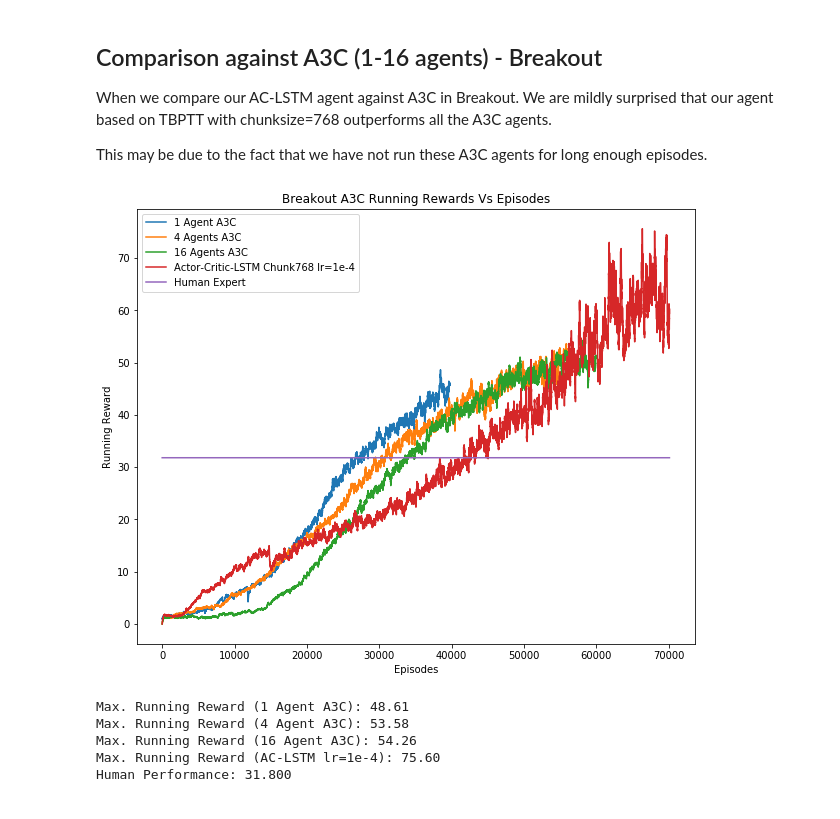
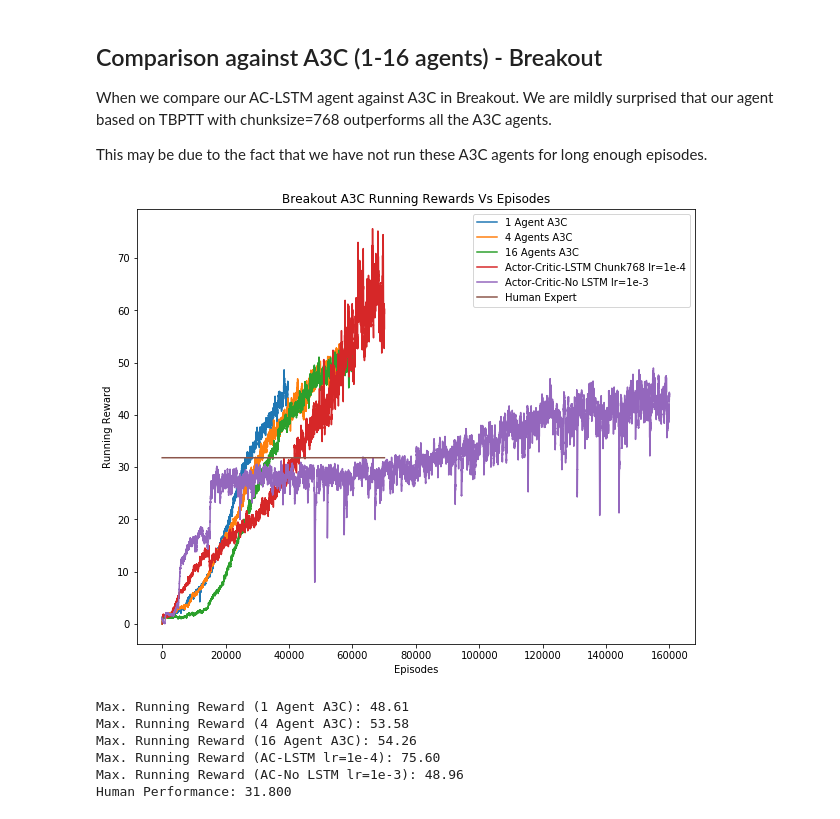
Before and after one commit to LUKELIEM/actor-critic, a Jupyter notebook: AC-LSTM.ipynb, the cells around one changed output. Cells and saved outputs as stored; diff of their text form; code cells hidden in the pictures.

Commit message:
Update results and export some plots.

```diff
--- a/AC-LSTM.ipynb
+++ b/AC-LSTM.ipynb
@@ -803,11 +847,17 @@ plt.plot( np.arange(0, len(running_rewards16), 1),running_rewards16,label = '16
 
 data_file = './results/Pong-v0(AC-lstm-fullepisode-ep=9500).p'.format(game)
 with open(data_file, 'rb') as f:
-    data = pickle.load(f)
+    data1 = pickle.load(f)
 
-plt.plot(data, label='Actor-Critic-LSTM-Unclipped lr=1e-4')
+plt.plot(data1, label='Actor-Critic-LSTM-Unclipped lr=1e-4')
 
-human = [human_scores[game] for _ in range(len(data))]
+data_file = './results/Pong-v0-AC-noLSTM.p'.format(game)
+with open(data_file, 'rb') as f:
+    data2 = pickle.load(f)
+
+plt.plot(data2, label='Actor-Critic-No LSTM lr=1e-3')
+
+human = [human_scores[game] for _ in range(len(data2))]
 plt.plot(human, label='Human Expert')
 
 plt.title("Pong A3C Running Rewards Vs Episodes")
@@ -820,6 +870,7 @@ plt.show()
 print('Max. Running Reward (1 Agent A3C): {:.2f}'.format(max(running_rewards1)))
 print('Max. Running Reward (4 Agent A3C): {:.2f}'.format(max(running_rewards4)))
 print('Max. Running Reward (16 Agent A3C): {:.2f}'.format(max(running_rewards16)))
-print('Max. Running Reward (AC-LSTM lr=1e-4): {:.2f}'.format(max(data)))
+print('Max. Running Reward (AC-LSTM lr=1e-4): {:.2f}'.format(max(data1)))
+print('Max. Running Reward (AC-No LSTM lr=1e-3): {:.2f}'.format(max(data2)))
 print('Human Performance: {:.3f}'.format(human_scores[game]))
 # %% [output]
@@ -894,40 +946,48 @@ inFile.close()
 # %%
 human_scores = {'Asteroids-v0': 13157,
                 'Breakout-v0': 31.8,
                 'Pong-v0': 9.3,
                 'SpaceInvaders-v0': 1652,
                 }
 
 game = 'Breakout-v0'
 plt.plot( np.arange(0, len(running_rewards1), 1),running_rewards1, label = '1 Agent A3C')
 plt.plot( np.arange(0, len(running_rewards4), 1),running_rewards4, label = '4 Agents A3C')
 plt.plot( np.arange(0, len(running_rewards16), 1),running_rewards16,label = '16 Agents A3C')
 
 data_file = './results/acl-batch_Breakout-v0_cs_768.p'.format(game)
 with open(data_file, 'rb') as f:
-    data = pickle.load(f)
+    data1 = pickle.load(f)
 
-plt.plot(data, label='Actor-Critic-LSTM Chunk768 lr=1e-4')
+plt.plot(data1, label='Actor-Critic-LSTM Chunk768 lr=1e-4')
 
-human = [human_scores[game] for _ in range(len(data))]
+data_file = './results/Breakout-v0-chris.p'.format(game)
+with open(data_file, 'rb') as f:
+    data2 = pickle.load(f)
+
+plt.plot(data2, label='Actor-Critic-No LSTM lr=1e-3')
+
+human = [human_scores[game] for _ in range(len(data1))]
 plt.plot(human, label='Human Expert')
 
 plt.title("Breakout A3C Running Rewards Vs Episodes")
 plt.xlabel("Episodes")
 plt.ylabel("Running Reward")
 plt.legend()
 plt.savefig("./plots/ACL-vs-A3C-Breakout.png")
 plt.show()
 
 print('Max. Running Reward (1 Agent A3C): {:.2f}'.format(max(running_rewards1)))
 print('Max. Running Reward (4 Agent A3C): {:.2f}'.format(max(running_rewards4)))
 print('Max. Running Reward (16 Agent A3C): {:.2f}'.format(max(running_rewards16)))
-print('Max. Running Reward (AC-LSTM lr=1e-4): {:.2f}'.format(max(data)))
+print('Max. Running Reward (AC-LSTM lr=1e-4): {:.2f}'.format(max(data1)))
+print('Max. Running Reward (AC-No LSTM lr=1e-3): {:.2f}'.format(max(data2)))
 print('Human Performance: {:.3f}'.format(human_scores[game]))
 # %% [output]
-[figure, old version]
+[figure, new version]
 Max. Running Reward (1 Agent A3C): 48.61
 Max. Running Reward (4 Agent A3C): 53.58
 Max. Running Reward (16 Agent A3C): 54.26
 Max. Running Reward (AC-LSTM lr=1e-4): 75.60
+Max. Running Reward (AC-No LSTM lr=1e-3): 48.96
 Human Performance: 31.800
```
Also changed, not shown: parts of 3 cells of this notebook, 5 other files.
